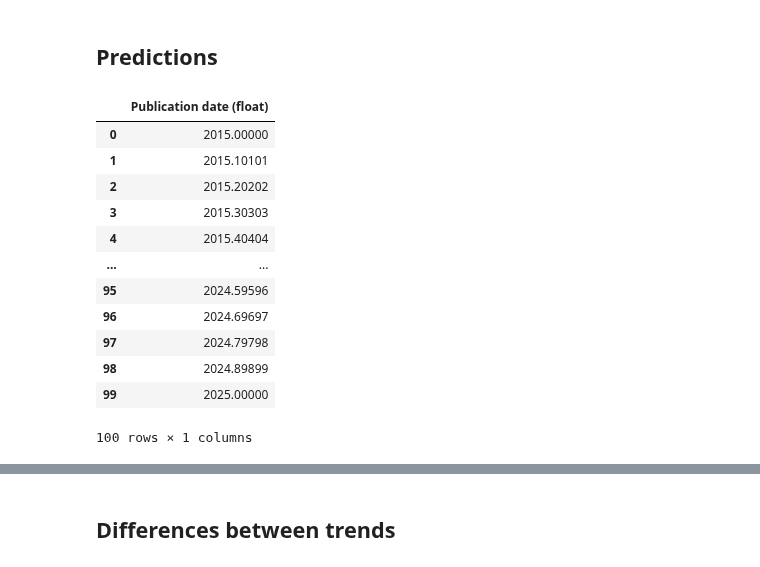
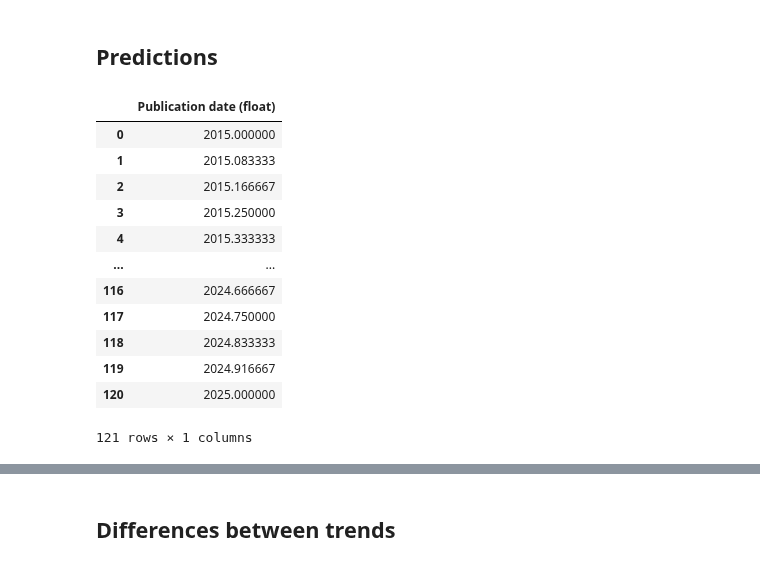
Before and after one commit to epoch-research/open-model-trends, a Jupyter notebook: compute_analysis.ipynb, the cells around one changed output, grey strips where cells are left out. Drawn from its saved outputs; the diff is of its cells as text; code cells hidden in the pictures.

```diff
--- a/compute_analysis.ipynb
+++ b/compute_analysis.ipynb
@@ -326,25 +326,26 @@ doubling time of 6 months (95% CI: 5, 8)
 # %%
 pred_start_year = 2015
 pred_end_year = 2025
 pred_start_date = f'{pred_start_year}-01-01'
 pred_end_date = f'{pred_end_year}-01-01'
+num_preds = (pred_end_year - pred_start_year) * 12 + 1
 
-pred_years = pd.DataFrame({'Publication date (float)': np.linspace(pred_start_year, pred_end_year, 100)})
+pred_years = pd.DataFrame({'Publication date (float)': np.linspace(pred_start_year, pred_end_year, num_preds)})
 pred_years
 # %% [output]
 |  | Publication date (float) |
-| 0 | 2015.00000 |
-| 1 | 2015.10101 |
-| 2 | 2015.20202 |
-| 3 | 2015.30303 |
-| 4 | 2015.40404 |
+| 0 | 2015.000000 |
+| 1 | 2015.083333 |
+| 2 | 2015.166667 |
+| 3 | 2015.250000 |
+| 4 | 2015.333333 |
 | ... | ... |
-| 95 | 2024.59596 |
-| 96 | 2024.69697 |
-| 97 | 2024.79798 |
-| 98 | 2024.89899 |
-| 99 | 2025.00000 |
+| 116 | 2024.666667 |
+| 117 | 2024.750000 |
+| 118 | 2024.833333 |
+| 119 | 2024.916667 |
+| 120 | 2025.000000 |
-100 rows × 1 columns
+121 rows × 1 columns
 # %%
 predicted_open_df = get_predictions(open_reg_results, pred_years, ['Publication date (float)'])
 predicted_open_df['Publication date'] = predicted_open_df['Publication date (float)'].apply(float_year_to_datetime)
```
Also changed, not shown: parts of 20 cells of this notebook.
